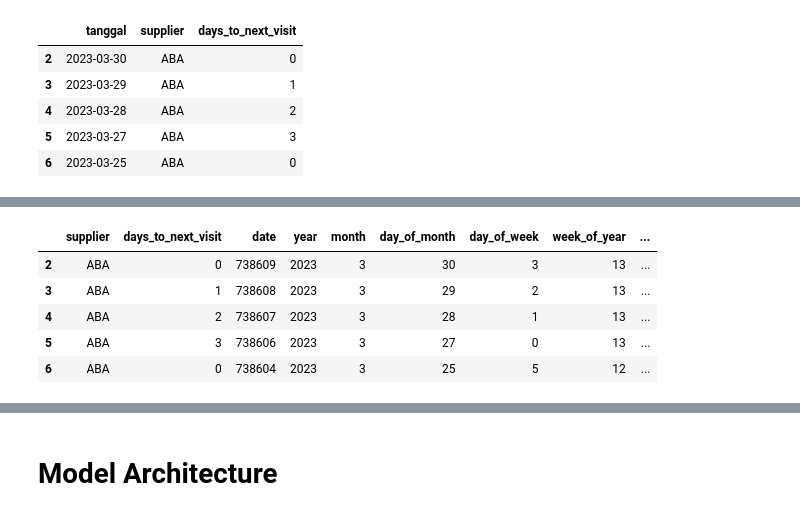
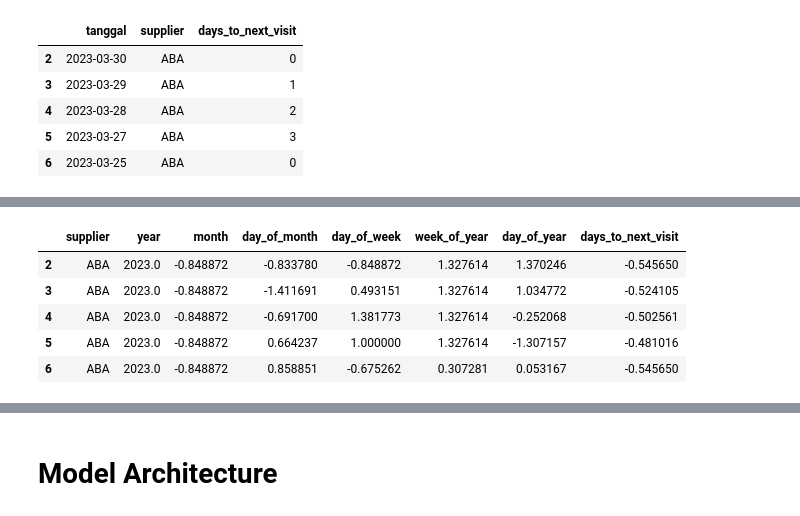
Before and after one commit to kassumanete/wawasan-capstone-ml, a Jupyter notebook: ml_modeling/supplier_schedule_model.ipynb, the cells around one changed output, grey strips where cells are left out. Saved outputs shown, nothing was run; the diff lists cells and outputs as text; code cells hidden in the pictures.

```diff
--- a/ml_modeling/supplier_schedule_model.ipynb
+++ b/ml_modeling/supplier_schedule_model.ipynb
@@ -24,5 +25,5 @@ To enable them in other operations, rebuild TensorFlow with the appropriate comp
 # %%
-filepath = 'data/supplier_dates.csv'#supplier schedule on remote server
-# filepath = '/content/drive/MyDrive/Documents/uni_work/Bangkit2023/batch1/capstone/repo/ml_modeling/supplier_dates.csv'
+# filepath = 'data/supplier_dates.csv'#supplier schedule on remote server
+filepath = '/content/drive/MyDrive/Documents/uni_work/Bangkit2023/batch1/capstone/repo/ml_modeling/supplier_dates.csv'
 df = pd.read_csv(filepath, dtype = {'tanggal':str,'supplier':str})
-#remove all punctuation from the supplier names
+df.head()
@@ -244,5 +285,6 @@ def add_date(dataframe):
   return dataframe
 day_features_extracted = add_date(long_data)
 day_features_extracted.pop('tanggal')
+day_features_extracted.pop('date')
 day_features_extracted.head()
 # %% [output]
@@ -254,0 +299,13 @@ day_features_extracted.head()
+# %%
+#cyclically encode the day, month, day of week, week of year and day of year
+day_columns = ['month', 'day_of_month', 'day_of_week', 'week_of_year', 'day_of_year']
+
+cyclic_features = np.array(day_features_extracted[day_columns], dtype=np.float32)
+cyclic_features = np.sin(cyclic_features) + np.cos(cyclic_features)
+
+#replace the columns with the cyclically encoded columns
+for i, col in enumerate(day_columns):
+  day_features_extracted[col] = cyclic_features[:, i]
+
+day_features_extracted['year'] = day_features_extracted['year'].astype(np.float32)
+day_features_extracted.head()
@@ -254,0 +321,5 @@ day_features_extracted.head()
+# %%
+target = day_features_extracted['days_to_next_visit']
+target_mean = target.mean()
+target_std = target.std()
+day_features_extracted['days_to_next_visit'] = (target-target_mean)/target_std
@@ -255,24 +331,24 @@ day_features_extracted.head()
 # %%
-#turn date into days since epoch
-def days_since_epoch(dataframe):
+#move the days_to_next_visit column to the end
+def move_days_to_next_visit(dataframe):
   """
-  Turns the date into days since epoch
+  Moves the days_to_next_visit column to the end
   Args:
     dataframe (dataframe): dataframe containing the dates
 
   Returns:
-    df (dataframe): dataframe containing the dates with the date column converted to days since epoch
+    df (dataframe): dataframe containing the dates with the days_to_next_visit column moved to the end
   """
   dataframe = dataframe.copy()
-  dataframe['date'] = pd.to_datetime(dataframe['date'])
-  dataframe['date'] = dataframe['date'].map(dt.datetime.toordinal)
+  dataframe['days_to_next_visit'] = dataframe.pop('days_to_next_visit')
   return dataframe
-day_features_extracted = days_since_epoch(day_features_extracted)
+
+day_features_extracted = move_days_to_next_visit(day_features_extracted)
 day_features_extracted.head()
 # %% [output]
-|  | supplier | days_to_next_visit | date | year | month | day_of_month | day_of_week | week_of_year | ... |
-| 2 | ABA | 0 | 738609 | 2023 | 3 | 30 | 3 | 13 | ... |
-| 3 | ABA | 1 | 738608 | 2023 | 3 | 29 | 2 | 13 | ... |
-| 4 | ABA | 2 | 738607 | 2023 | 3 | 28 | 1 | 13 | ... |
-| 5 | ABA | 3 | 738606 | 2023 | 3 | 27 | 0 | 13 | ... |
-| 6 | ABA | 0 | 738604 | 2023 | 3 | 25 | 5 | 12 | ... |
+|  | supplier | year | month | day_of_month | day_of_week | week_of_year | day_of_year | days_to_next_visit |
+| 2 | ABA | 2023.0 | -0.848872 | -0.833780 | -0.848872 | 1.327614 | 1.370246 | -0.545650 |
+| 3 | ABA | 2023.0 | -0.848872 | -1.411691 | 0.493151 | 1.327614 | 1.034772 | -0.524105 |
+| 4 | ABA | 2023.0 | -0.848872 | -0.691700 | 1.381773 | 1.327614 | -0.252068 | -0.502561 |
+| 5 | ABA | 2023.0 | -0.848872 | 0.664237 | 1.000000 | 1.327614 | -1.307157 | -0.481016 |
+| 6 | ABA | 2023.0 | -0.848872 | 0.858851 | -0.675262 | 0.307281 | 0.053167 | -0.545650 |
```
Also changed, not shown: parts of 44 cells of this notebook, 12 other files.
